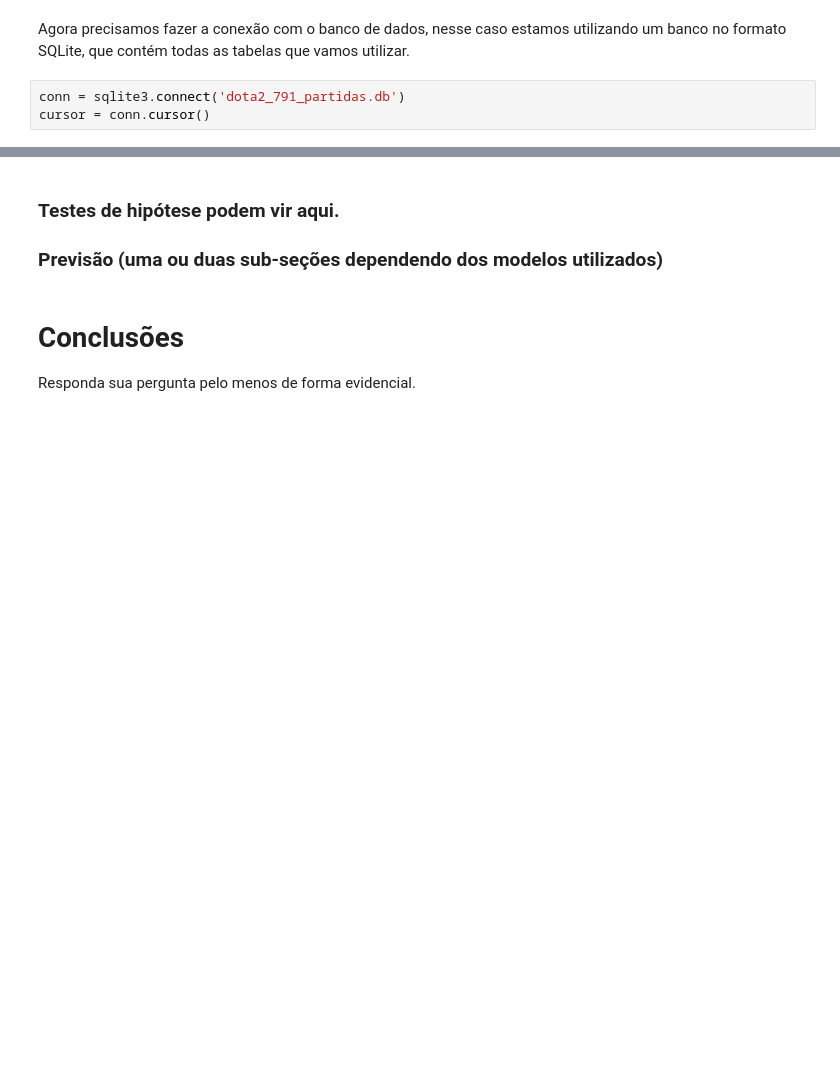
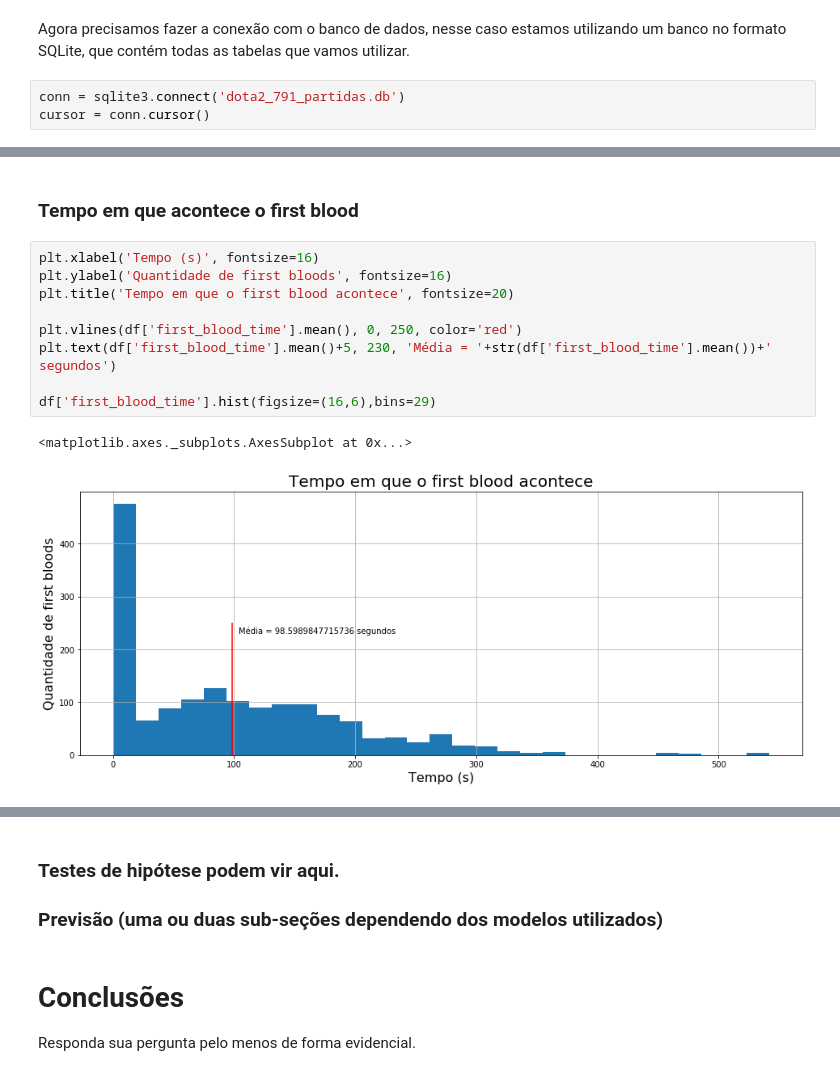
Before and after one commit to gabrielspires/Projeto-ICD, a Jupyter notebook: Projeto-ICD.ipynb, the cells around one changed output, grey strips where cells are left out. Saved outputs shown, nothing was run; the diff lists cells and outputs as text; blank space fills up the shorter version.

```diff
--- a/Projeto-ICD.ipynb
+++ b/Projeto-ICD.ipynb
@@ -162,0 +252,14 @@ Shape: (7880, 23)
+# %% [markdown]
+### Tempo em que acontece o first blood
+# %%
+plt.xlabel('Tempo (s)', fontsize=16)
+plt.ylabel('Quantidade de first bloods', fontsize=16)
+plt.title('Tempo em que o first blood acontece', fontsize=20)
+
+plt.vlines(df['first_blood_time'].mean(), 0, 250, color='red')
+plt.text(df['first_blood_time'].mean()+5, 230, 'Média = '+str(df['first_blood_time'].mean())+' segundos')
+
+df['first_blood_time'].hist(figsize=(16,6),bins=29)
+# %% [output]
+<matplotlib.axes._subplots.AxesSubplot at 0x...>
+[figure, added]
```
Also changed, not shown: parts of 37 cells of this notebook, 9 other files.
